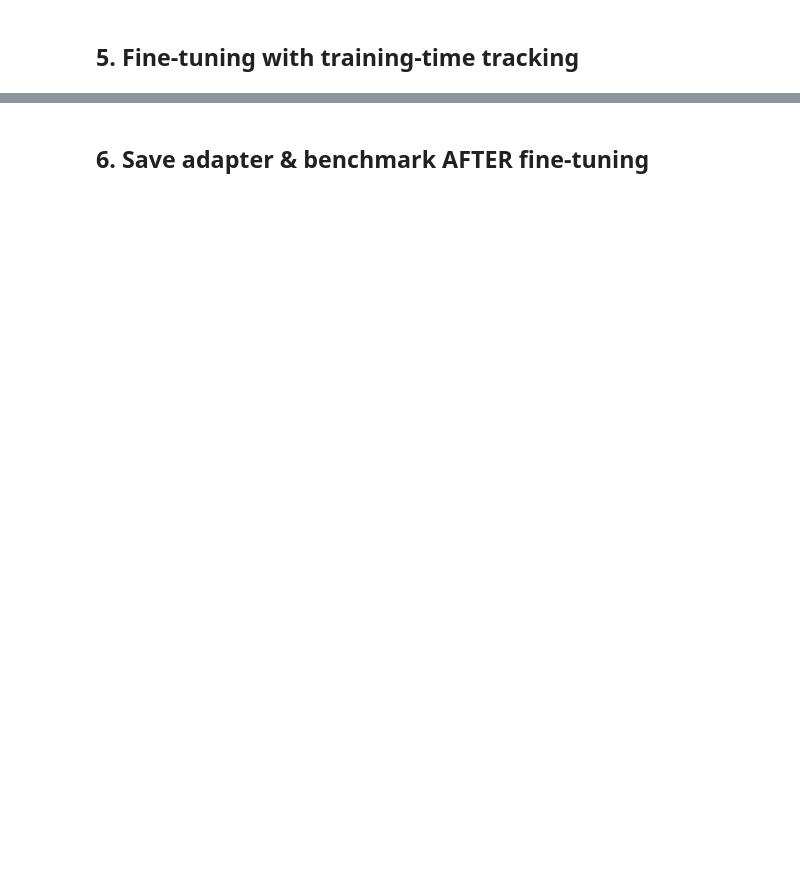
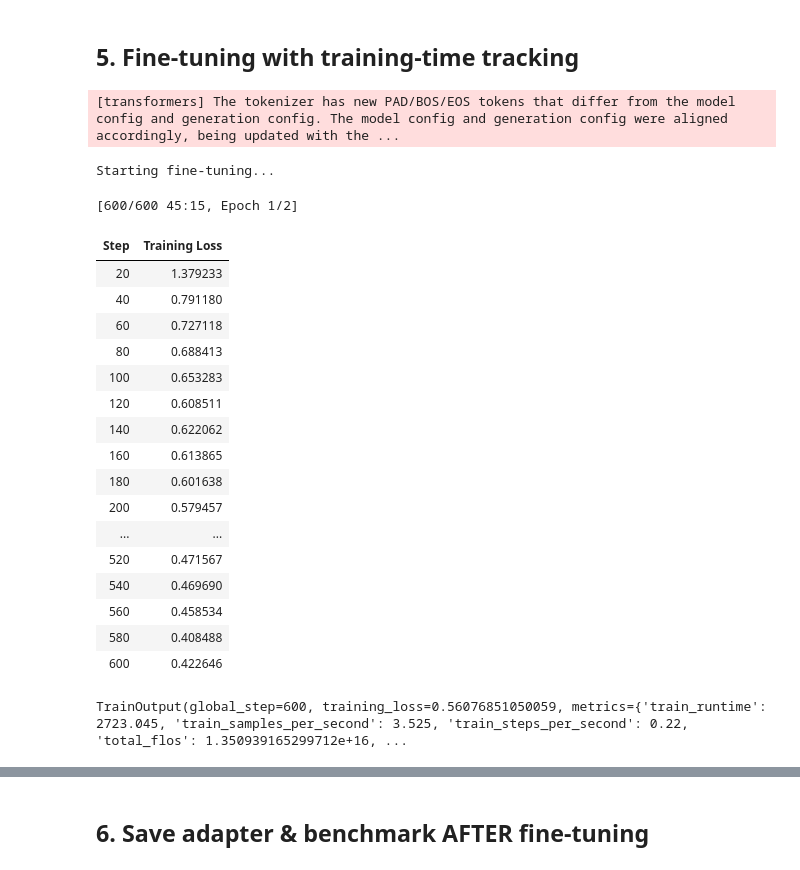
Before and after one commit to silvermete0r/nano-slms-for-local-function-calling-assistance, a Jupyter notebook: notebooks/SLM_Qwen2_5_0_5B_Fine_Tuning_for_Function_Calling_Tasks.ipynb, the cells around one changed output, grey strips where cells are left out. Cells and saved outputs as stored; diff of their text form; code cells hidden in the pictures; blank space fills up the shorter version.

```diff
--- a/notebooks/SLM_Qwen2_5_0_5B_Fine_Tuning_for_Function_Calling_Tasks.ipynb
+++ b/notebooks/SLM_Qwen2_5_0_5B_Fine_Tuning_for_Function_Calling_Tasks.ipynb
@@ -51,16 +59,31 @@ def get_vram_reserved_mb():
 # %% [markdown]
 ## 1. Load data & tokenizer
 # %%
-dataset = load_dataset(
+from datasets import load_dataset
+
+RANDOM_STATE = 67 # for reproducibility
+
+hf_dataset = load_dataset(
     "Salesforce/xlam-function-calling-60k",
     split="train",
     token=HF_TOKEN
 )
 
-RANDOM_STATE = 67 # for reproducibility
+def add_total_input_length(example):
+    query_len = len(str(example["query"]))
+    tools_len = len(str(example["tools"]))
+    example["total_input_length"] = query_len + tools_len
+    return example
+
+hf_dataset = hf_dataset.map(add_total_input_length)
+
+# keep only rows with total_input_length < 4096
+filtered_dataset = hf_dataset.filter(
+    lambda x: x["total_input_length"] < 4096
+)
 
 # Dataset ~ get: 10,000 samples
-subset = dataset.shuffle(seed=RANDOM_STATE).select(range(10000))
+subset = filtered_dataset.shuffle(seed=RANDOM_STATE).select(range(10000))
 
 # TEST SET ~ 10%
 split_set = subset.train_test_split(test_size=1000, seed=RANDOM_STATE)
@@ -370,33 +450,56 @@ peft_config = LoraConfig(
 # %%
 training_args = SFTConfig(
     output_dir="./qwen_function_calling",
     per_device_train_batch_size=4,
     gradient_accumulation_steps=4,   # effective batch = 16
     learning_rate=2e-4,
     lr_scheduler_type="cosine",       # cosine decay
-    warmup_steps=20,
+    warmup_steps=50,
     max_grad_norm=1.0,                # gradient clipping
     weight_decay=0.01,
-    logging_steps=10,
-    max_steps=180,
+    logging_steps=20,
+    max_steps=600, # 1 full epoch + extra steps
     optim="adamw_torch_fused", # faster on CUDA
-    fp16=True,
+    fp16=True,                # enabled for T4 GPU compatibility (Google Colab)
     save_strategy="no",
     dataset_text_field="text",
     max_length=1024,
-    packing=True,                     # ~ faster
+    packing=False,
 )
 
 trainer = SFTTrainer(
     model=model,
     train_dataset=train_dataset,
     peft_config=peft_config,
     processing_class=tokenizer,
     args=training_args,
+    callbacks=[history_cb]
 )
 
 print("Starting fine-tuning...")
 trainer.train()
+# %% [output]
+[transformers] The tokenizer has new PAD/BOS/EOS tokens that differ from the model config and generation config. The model config and generation config were aligned accordingly, being updated with the ...
+Starting fine-tuning...
+[600/600 45:15, Epoch 1/2]
+| Step | Training Loss |
+| 20 | 1.379233 |
+| 40 | 0.791180 |
+| 60 | 0.727118 |
+| 80 | 0.688413 |
+| 100 | 0.653283 |
+| 120 | 0.608511 |
+| 140 | 0.622062 |
+| 160 | 0.613865 |
+| 180 | 0.601638 |
+| 200 | 0.579457 |
+| ... | ... |
+| 520 | 0.471567 |
+| 540 | 0.469690 |
+| 560 | 0.458534 |
+| 580 | 0.408488 |
+| 600 | 0.422646 |
+TrainOutput(global_step=600, training_loss=0.56076851050059, metrics={'train_runtime': 2723.045, 'train_samples_per_second': 3.525, 'train_steps_per_second': 0.22, 'total_flos': 1.350939165299712e+16, ...
 # %%
 training_meta = {
     "timestamp":         datetime.utcnow().isoformat() + "Z",
```
Also changed, not shown: parts of 15 cells of this notebook, 4 other files.
